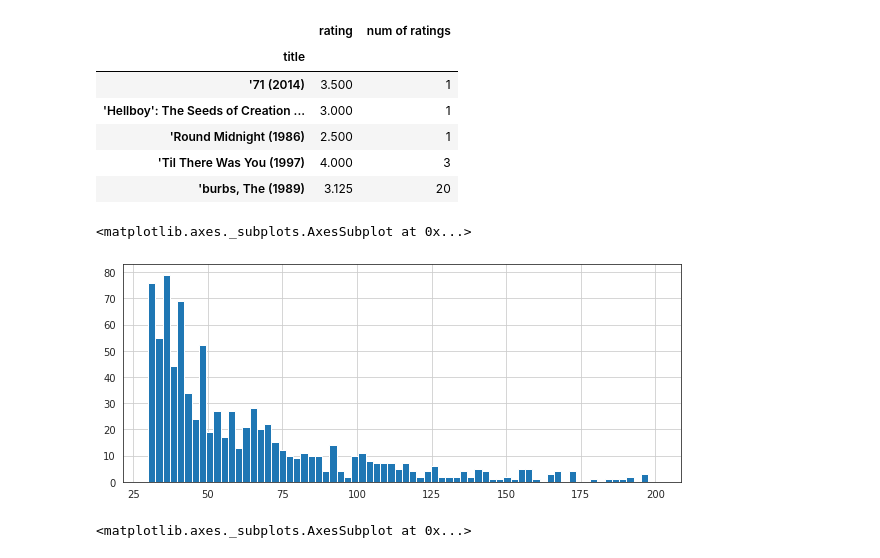
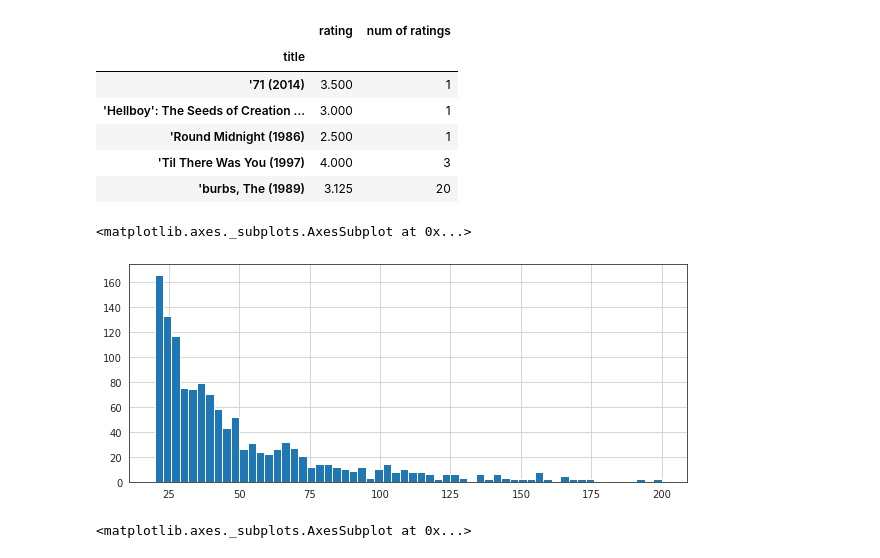
Before and after one commit to Shubham191911/Movie-Recommendation-System, a Jupyter notebook: MovieRecommender.ipynb, the cells around one changed output. Cells and saved outputs as stored; diff of their text form; code cells hidden in the pictures.

Commit message:
Updated visuals

```diff
--- a/MovieRecommender.ipynb
+++ b/MovieRecommender.ipynb
@@ -116,10 +106,10 @@ ratings.head()
 | 'burbs, The (1989) | 3.125 | 20 |
 # %%
 plt.figure(figsize=(10,4))
-ratings['num of ratings'].hist(bins=70, range=(30,200))
+ratings['num of ratings'].hist(bins=60, range=(20,200))
 # %% [output]
 <matplotlib.axes._subplots.AxesSubplot at 0x...>
-[figure, old version]
+[figure, new version]
 # %%
 plt.figure(figsize=(10,4))
 ratings['rating'].hist(bins=70)
```
Also changed, not shown: parts of 1 cell of this notebook, 1 other file.
